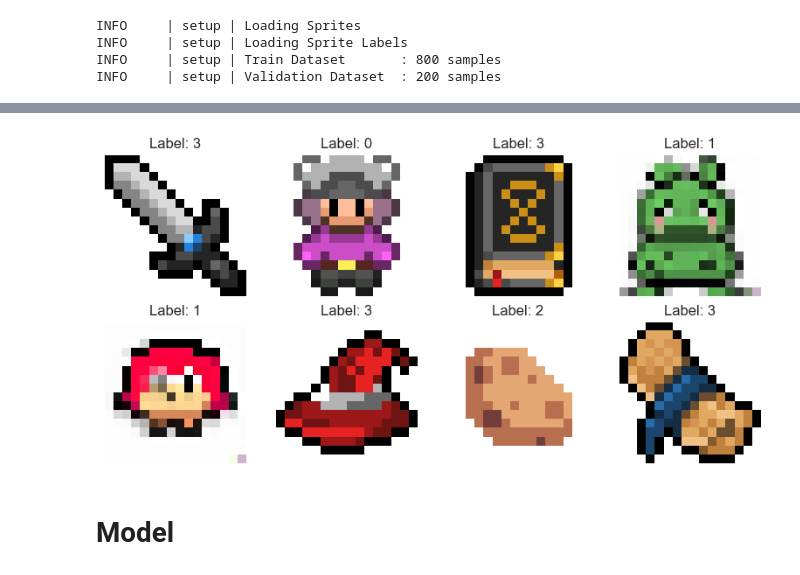
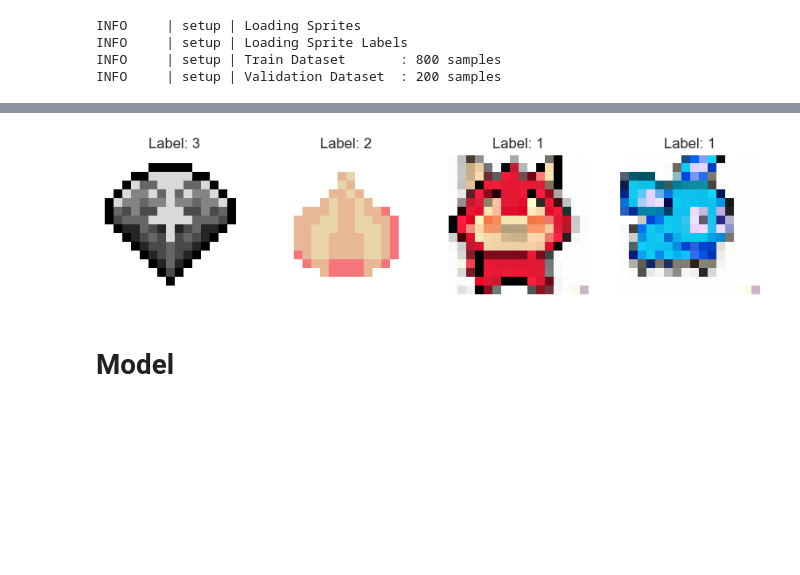
Before and after one commit to pranav-ap/pixel_art_generator, a Jupyter notebook: eda.ipynb, the cells around one changed output, grey strips where cells are left out. Saved outputs shown, nothing was run; the diff lists cells and outputs as text; code cells hidden in the pictures; blank space fills up the shorter version.

Commit message:
sample generate code

```diff
--- a/eda.ipynb
+++ b/eda.ipynb
@@ -42,8 +39,8 @@ tensor(0, dtype=torch.int32) tensor(3, dtype=torch.int32)
 tensor(0.) tensor(255.)
 # %%
-visualize_X_samples_grid(images, labels, n_samples=8, n_cols=4)
+visualize_X_samples_grid(images, labels, n_samples=4, n_cols=4)
 # %% [output]
-[figure, old version]
+[figure, new version]
 # %% [markdown]
 # Model
 # %%
```
Also changed, not shown: parts of 11 cells of this notebook, 7 other files.
